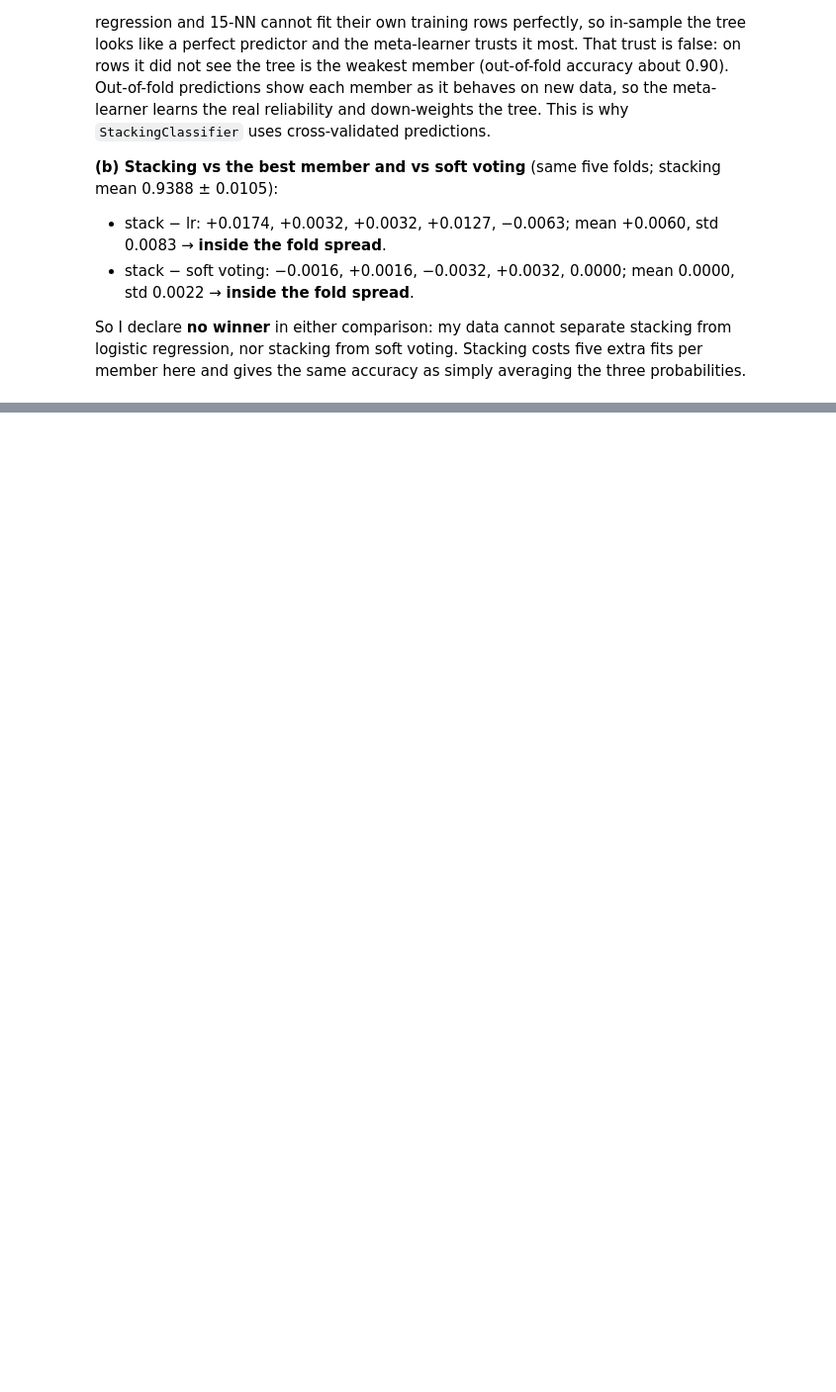
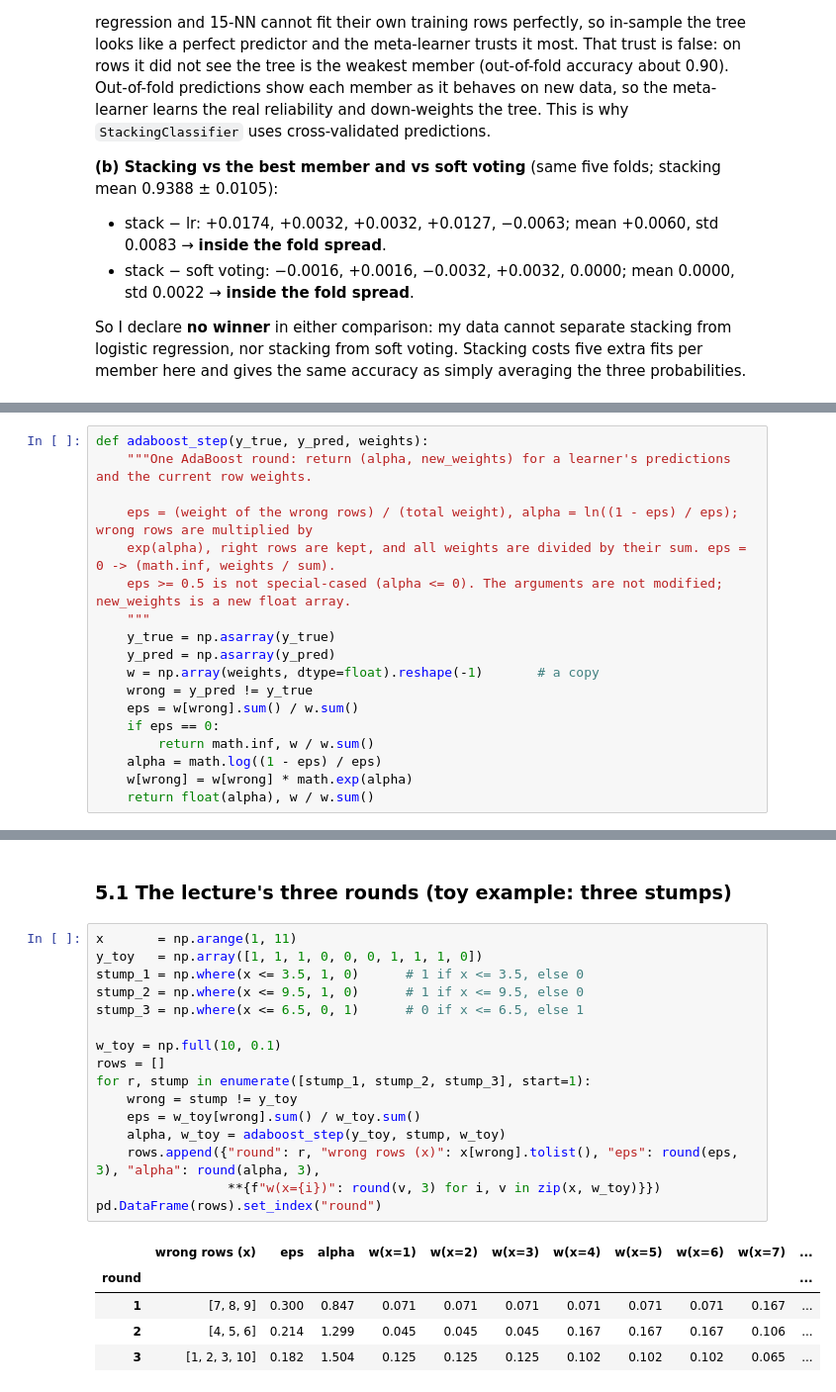
Before and after one commit to Uni-courses-CSS3004-ENG-1/task-04-ML-course, a Jupyter notebook: Imamsidikov_task4.ipynb, the cells around one changed output, grey strips where cells are left out. Shown at 99% size. Saved outputs shown, nothing was run; the diff lists cells and outputs as text; blank space fills up the shorter version.

Commit message:
Part 5: adaboost_step with handout examples, lecture three-stump example, matches sklearn's first five rounds
Co-Authored-By: Claude Opus 5.5 <noreply@anthropic.com>

```diff
--- a/Imamsidikov_task4.ipynb
+++ b/Imamsidikov_task4.ipynb
@@ -568,0 +571,18 @@ averaging the three probabilities.
+# %%
+def adaboost_step(y_true, y_pred, weights):
+    """One AdaBoost round: return (alpha, new_weights) for a learner's predictions and the current row weights.
+
+    eps = (weight of the wrong rows) / (total weight), alpha = ln((1 - eps) / eps); wrong rows are multiplied by
+    exp(alpha), right rows are kept, and all weights are divided by their sum. eps = 0 -> (math.inf, weights / sum).
+    eps >= 0.5 is not special-cased (alpha <= 0). The arguments are not modified; new_weights is a new float array.
+    """
+    y_true = np.asarray(y_true)
+    y_pred = np.asarray(y_pred)
+    w = np.array(weights, dtype=float).reshape(-1)       # a copy
+    wrong = y_pred != y_true
+    eps = w[wrong].sum() / w.sum()
+    if eps == 0:
+        return math.inf, w / w.sum()
+    alpha = math.log((1 - eps) / eps)
+    w[wrong] = w[wrong] * math.exp(alpha)
+    return float(alpha), w / w.sum()
@@ -568,0 +605,24 @@ averaging the three probabilities.
+# %% [markdown]
+### 5.1 The lecture's three rounds (toy example: three stumps)
+# %%
+x       = np.arange(1, 11)
+y_toy   = np.array([1, 1, 1, 0, 0, 0, 1, 1, 1, 0])
+stump_1 = np.where(x <= 3.5, 1, 0)      # 1 if x <= 3.5, else 0
+stump_2 = np.where(x <= 9.5, 1, 0)      # 1 if x <= 9.5, else 0
+stump_3 = np.where(x <= 6.5, 0, 1)      # 0 if x <= 6.5, else 1
+
+w_toy = np.full(10, 0.1)
+rows = []
+for r, stump in enumerate([stump_1, stump_2, stump_3], start=1):
+    wrong = stump != y_toy
+    eps = w_toy[wrong].sum() / w_toy.sum()
+    alpha, w_toy = adaboost_step(y_toy, stump, w_toy)
+    rows.append({"round": r, "wrong rows (x)": x[wrong].tolist(), "eps": round(eps, 3), "alpha": round(alpha, 3),
+                 **{f"w(x={i})": round(v, 3) for i, v in zip(x, w_toy)}})
+pd.DataFrame(rows).set_index("round")
+# %% [output]
+|  | wrong rows (x) | eps | alpha | w(x=1) | w(x=2) | w(x=3) | w(x=4) | w(x=5) | w(x=6) | w(x=7) | ... |
+| round |  |  |  |  |  |  |  |  |  |  | ... |
+| 1 | [7, 8, 9] | 0.300 | 0.847 | 0.071 | 0.071 | 0.071 | 0.071 | 0.071 | 0.071 | 0.167 | ... |
+| 2 | [4, 5, 6] | 0.214 | 1.299 | 0.045 | 0.045 | 0.045 | 0.167 | 0.167 | 0.167 | 0.106 | ... |
+| 3 | [1, 2, 3, 10] | 0.182 | 1.504 | 0.125 | 0.125 | 0.125 | 0.102 | 0.102 | 0.102 | 0.065 | ... |
```
Also changed, not shown: parts of 4 cells of this notebook.
